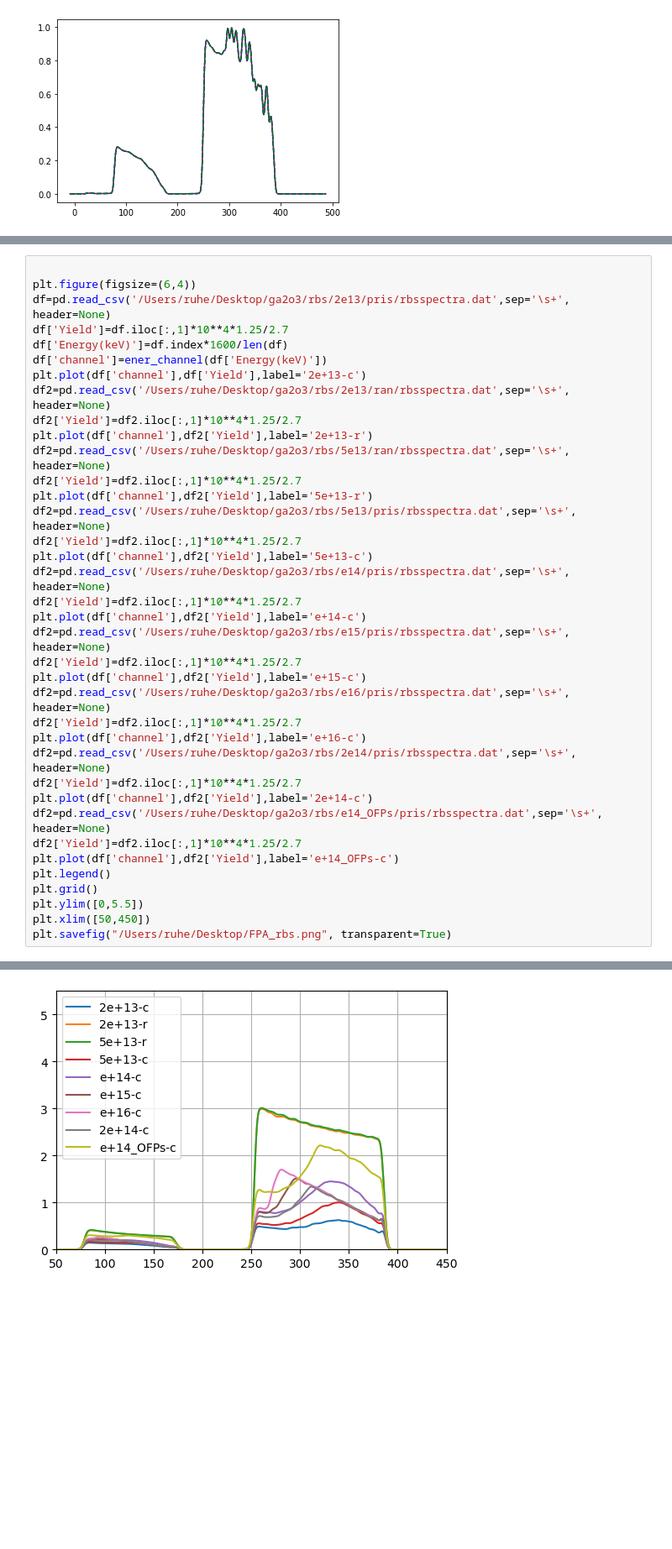
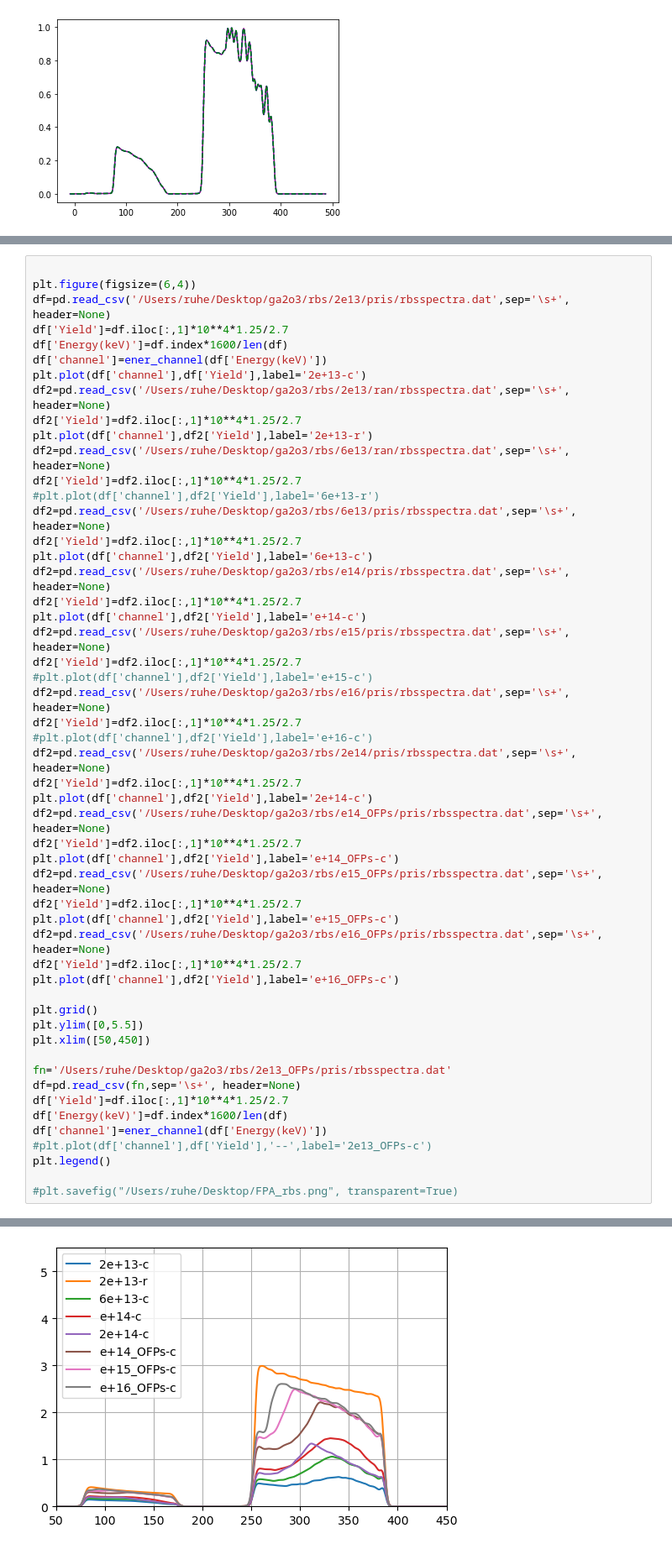
Before and after one commit to HE-RU10/ga2o3, a Jupyter notebook: RBS.ipynb, the cells around one changed output, grey strips where cells are left out. Shown: that part at 84% size. Drawn from its saved outputs; the diff is of its cells as text; blank space fills up the shorter version.

```diff
--- a/RBS.ipynb
+++ b/RBS.ipynb
@@ -295,30 +318,45 @@ plt.plot(df['channel'],df['Yield'],label='2e+13-c')
 df2=pd.read_csv('/Users/ruhe/Desktop/ga2o3/rbs/2e13/ran/rbsspectra.dat',sep='\s+', header=None)
 df2['Yield']=df2.iloc[:,1]*10**4*1.25/2.7
 plt.plot(df['channel'],df2['Yield'],label='2e+13-r')
-df2=pd.read_csv('/Users/ruhe/Desktop/ga2o3/rbs/5e13/ran/rbsspectra.dat',sep='\s+', header=None)
+df2=pd.read_csv('/Users/ruhe/Desktop/ga2o3/rbs/6e13/ran/rbsspectra.dat',sep='\s+', header=None)
 df2['Yield']=df2.iloc[:,1]*10**4*1.25/2.7
-plt.plot(df['channel'],df2['Yield'],label='5e+13-r')
-df2=pd.read_csv('/Users/ruhe/Desktop/ga2o3/rbs/5e13/pris/rbsspectra.dat',sep='\s+', header=None)
+#plt.plot(df['channel'],df2['Yield'],label='6e+13-r')
+df2=pd.read_csv('/Users/ruhe/Desktop/ga2o3/rbs/6e13/pris/rbsspectra.dat',sep='\s+', header=None)
 df2['Yield']=df2.iloc[:,1]*10**4*1.25/2.7
-plt.plot(df['channel'],df2['Yield'],label='5e+13-c')
+plt.plot(df['channel'],df2['Yield'],label='6e+13-c')
 df2=pd.read_csv('/Users/ruhe/Desktop/ga2o3/rbs/e14/pris/rbsspectra.dat',sep='\s+', header=None)
 df2['Yield']=df2.iloc[:,1]*10**4*1.25/2.7
 plt.plot(df['channel'],df2['Yield'],label='e+14-c')
 df2=pd.read_csv('/Users/ruhe/Desktop/ga2o3/rbs/e15/pris/rbsspectra.dat',sep='\s+', header=None)
 df2['Yield']=df2.iloc[:,1]*10**4*1.25/2.7
-plt.plot(df['channel'],df2['Yield'],label='e+15-c')
+#plt.plot(df['channel'],df2['Yield'],label='e+15-c')
 df2=pd.read_csv('/Users/ruhe/Desktop/ga2o3/rbs/e16/pris/rbsspectra.dat',sep='\s+', header=None)
 df2['Yield']=df2.iloc[:,1]*10**4*1.25/2.7
-plt.plot(df['channel'],df2['Yield'],label='e+16-c')
+#plt.plot(df['channel'],df2['Yield'],label='e+16-c')
 df2=pd.read_csv('/Users/ruhe/Desktop/ga2o3/rbs/2e14/pris/rbsspectra.dat',sep='\s+', header=None)
 df2['Yield']=df2.iloc[:,1]*10**4*1.25/2.7
 plt.plot(df['channel'],df2['Yield'],label='2e+14-c')
 df2=pd.read_csv('/Users/ruhe/Desktop/ga2o3/rbs/e14_OFPs/pris/rbsspectra.dat',sep='\s+', header=None)
 df2['Yield']=df2.iloc[:,1]*10**4*1.25/2.7
 plt.plot(df['channel'],df2['Yield'],label='e+14_OFPs-c')
-plt.legend()
+df2=pd.read_csv('/Users/ruhe/Desktop/ga2o3/rbs/e15_OFPs/pris/rbsspectra.dat',sep='\s+', header=None)
+df2['Yield']=df2.iloc[:,1]*10**4*1.25/2.7
+plt.plot(df['channel'],df2['Yield'],label='e+15_OFPs-c')
+df2=pd.read_csv('/Users/ruhe/Desktop/ga2o3/rbs/e16_OFPs/pris/rbsspectra.dat',sep='\s+', header=None)
+df2['Yield']=df2.iloc[:,1]*10**4*1.25/2.7
+plt.plot(df['channel'],df2['Yield'],label='e+16_OFPs-c')
+
 plt.grid()
 plt.ylim([0,5.5])
 plt.xlim([50,450])
-plt.savefig("/Users/ruhe/Desktop/FPA_rbs.png", transparent=True)
+
+fn='/Users/ruhe/Desktop/ga2o3/rbs/2e13_OFPs/pris/rbsspectra.dat'
+df=pd.read_csv(fn,sep='\s+', header=None)
+df['Yield']=df.iloc[:,1]*10**4*1.25/2.7
+df['Energy(keV)']=df.index*1600/len(df)
+df['channel']=ener_channel(df['Energy(keV)'])
+#plt.plot(df['channel'],df['Yield'],'--',label='2e13_OFPs-c')
+plt.legend()
+
+#plt.savefig("/Users/ruhe/Desktop/FPA_rbs.png", transparent=True)
 # %% [output]
@@ -325 +364 @@ plt.savefig("/Users/ruhe/Desktop/FPA_rbs.png", transparent=True)
-[figure, old version]
+[figure, new version]
```
Also changed, not shown: parts of 3 cells of this notebook, 3 other files.
